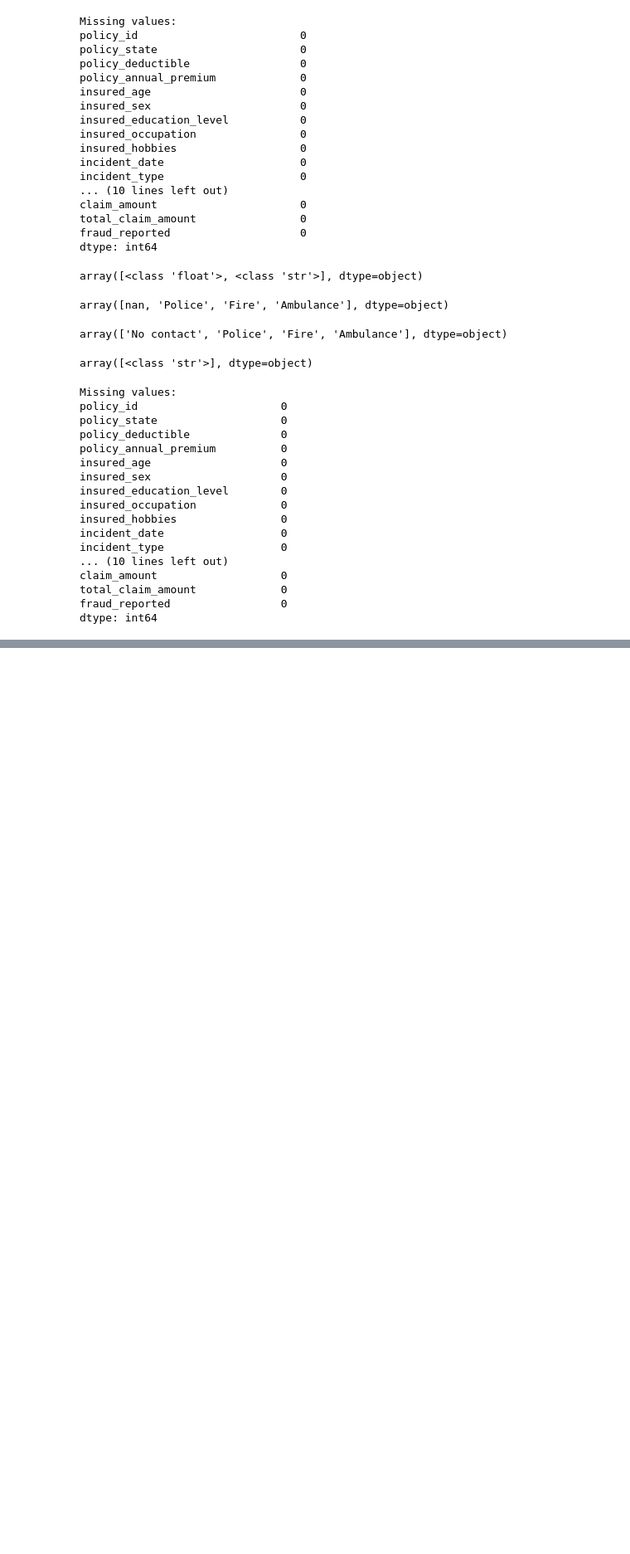
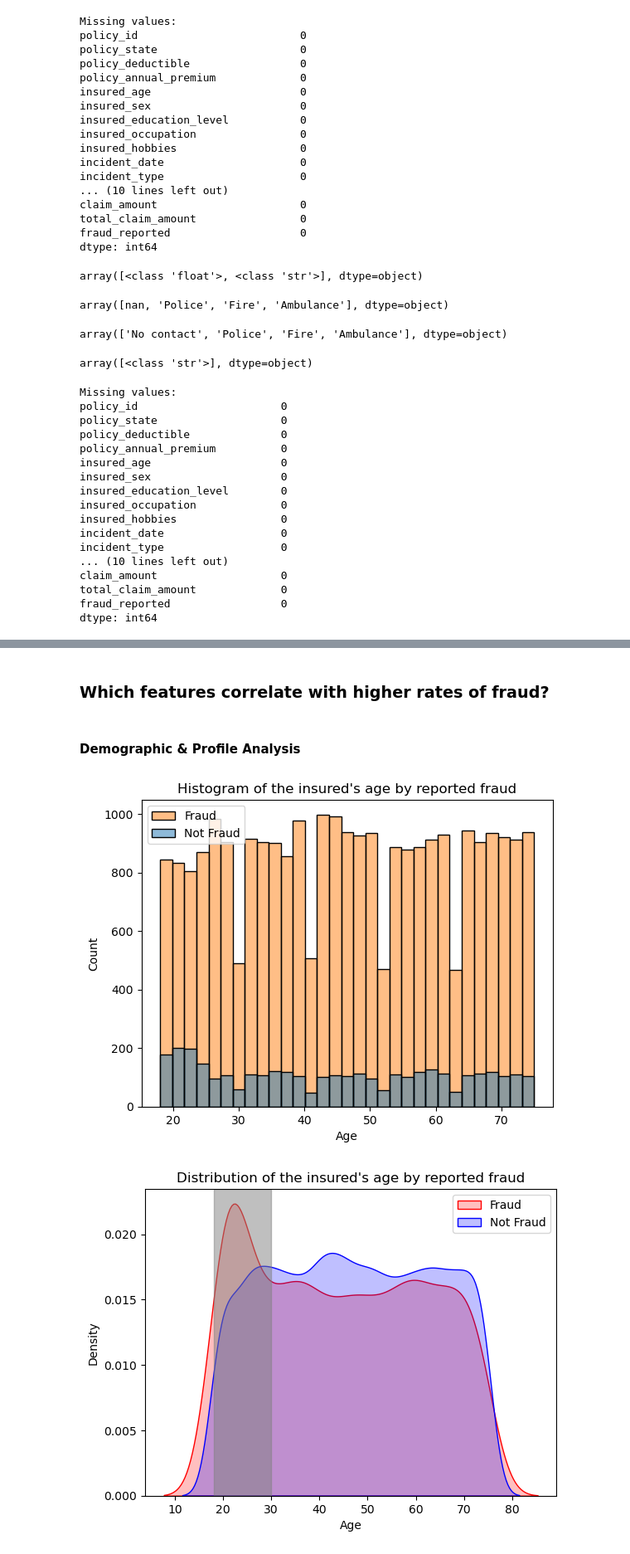
Before and after one commit to fahime10/Car-Insurance-Fraud-Detection, a Jupyter notebook: notebooks/car_insurance_fraud_eda.ipynb, the cells around one changed output, grey strips where cells are left out. Shown at 83% size. Saved outputs shown, nothing was run; the diff lists cells and outputs as text; code cells hidden in the pictures; blank space fills up the shorter version.

Commit message:
Updated EDA to include visual charts

```diff
--- a/notebooks/car_insurance_fraud_eda.ipynb
+++ b/notebooks/car_insurance_fraud_eda.ipynb
@@ -121,0 +239,23 @@ dtype: int64
+# %% [markdown]
+### Which features correlate with higher rates of fraud?
+# %% [markdown]
+#### Demographic & Profile Analysis
+# %%
+plt.subplot()
+sns.histplot(data=df, x='insured_age', hue='fraud_reported')
+plt.xlabel('Age')
+plt.title('Histogram of the insured\'s age by reported fraud')
+plt.legend(['Fraud', 'Not Fraud'])
+plt.show()
+
+plt.subplot()
+sns.kdeplot(df['insured_age'][df['fraud_reported'] == 'Y'], color='red', fill=True)
+sns.kdeplot(df['insured_age'][df['fraud_reported'] == 'N'], color='blue', fill=True)
+plt.axvspan(18, 30, color='gray', alpha=0.5)
+plt.xlabel('Age')
+plt.title('Distribution of the insured\'s age by reported fraud')
+plt.legend(['Fraud', 'Not Fraud'])
+plt.show()
+# %% [output]
+[figure, added]
+[figure, added]
```
Also changed, not shown: parts of 29 cells of this notebook.
